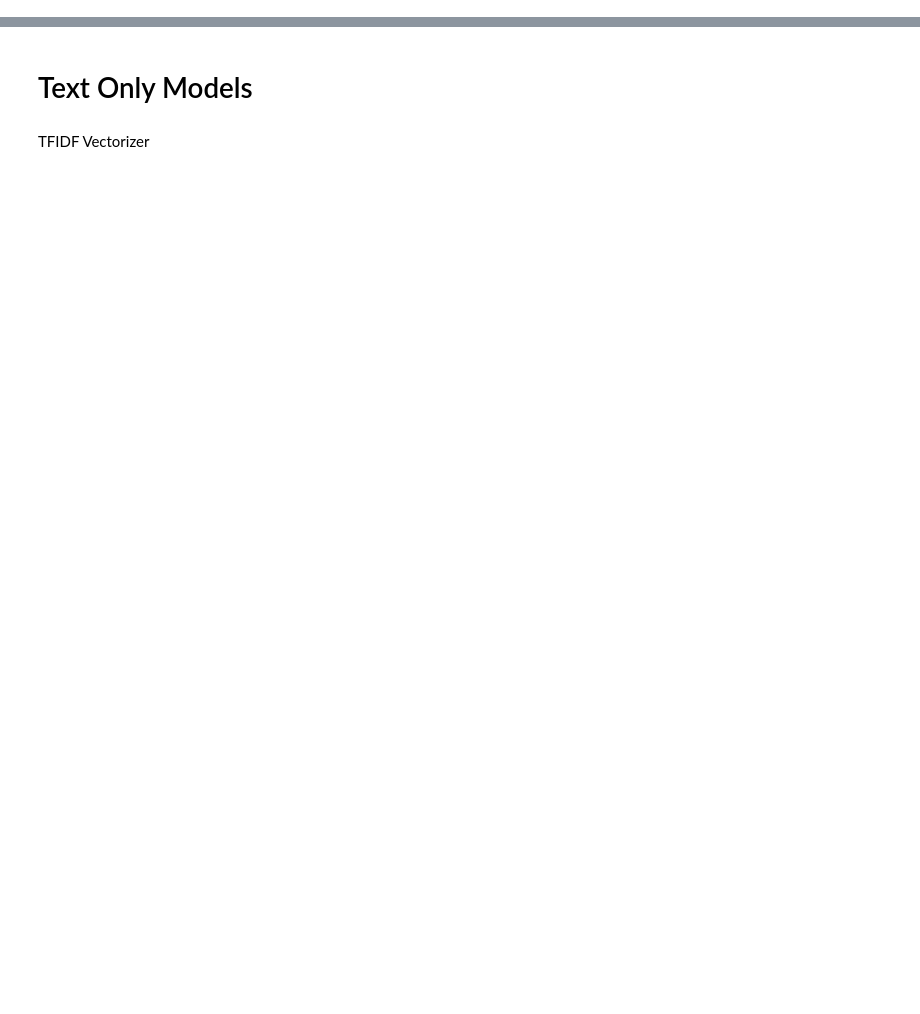
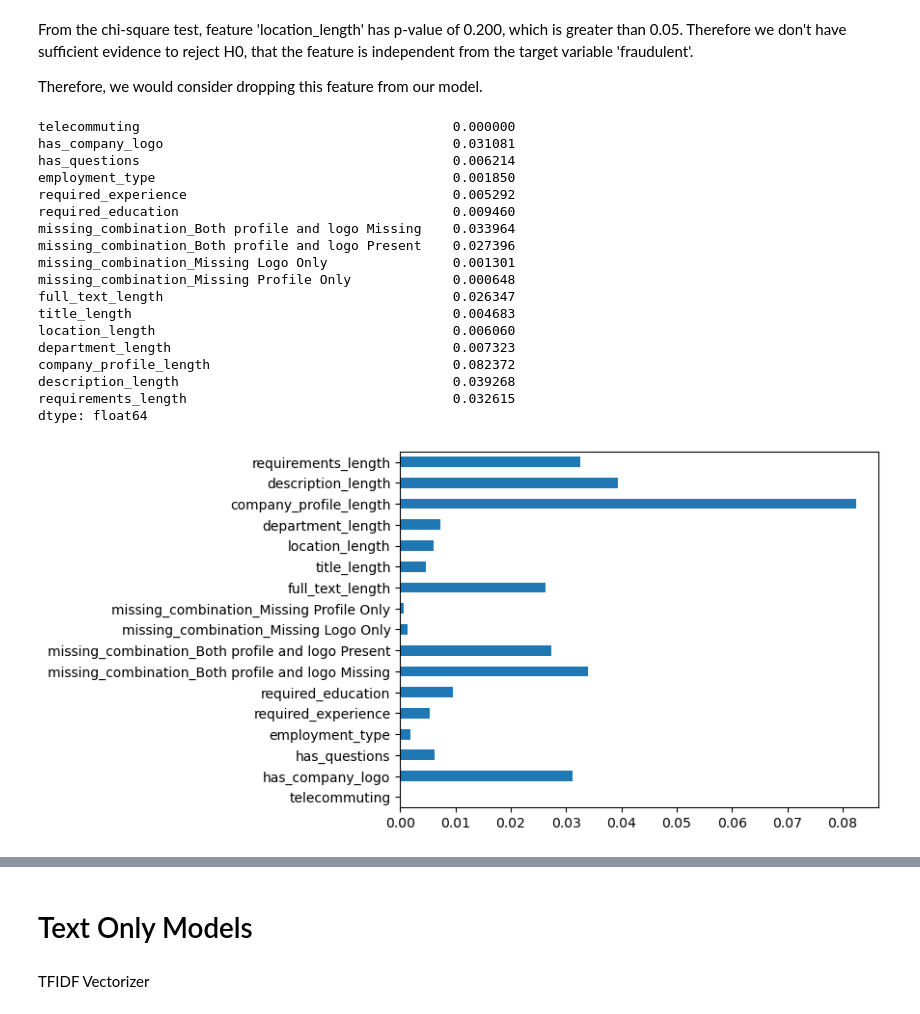
Before and after one commit to yaoyid/bt4012G5, a Jupyter notebook: andrea_modelling.ipynb, the cells around one changed output, grey strips where cells are left out. Drawn from its saved outputs; the diff is of its cells as text; code cells hidden in the pictures; blank space fills up the shorter version.

```diff
--- a/andrea_modelling.ipynb
+++ b/andrea_modelling.ipynb
@@ -33,0 +158,32 @@ data['full_text'] = data['title'] + " " + data['location']  + " " + data['depart
+# %% [markdown]
+From  the chi-square test, feature 'location_length' has p-value of 0.200, which is greater than 0.05. Therefore we don't have sufficient evidence to reject H0, that the feature is independent from the target variable 'fraudulent'.
+
+Therefore, we would consider dropping this feature from our model.
+# %%
+# 4. Feature Selections
+# Method 3. Mutual Info Classifier. Estimates mutual information among the features and look at the information gain by each of the variables.
+from sklearn.feature_selection import mutual_info_classif
+IG = mutual_info_classif(num_features, target,random_state=42)
+feature_IG = pd.Series(IG, num_features.columns)
+feature_IG.plot(kind = 'barh')
+feature_IG
+# %% [output]
+telecommuting                                        0.000000
+has_company_logo                                     0.031081
+has_questions                                        0.006214
+employment_type                                      0.001850
+required_experience                                  0.005292
+required_education                                   0.009460
+missing_combination_Both profile and logo Missing    0.033964
+missing_combination_Both profile and logo Present    0.027396
+missing_combination_Missing Logo Only                0.001301
+missing_combination_Missing Profile Only             0.000648
+full_text_length                                     0.026347
+title_length                                         0.004683
+location_length                                      0.006060
+department_length                                    0.007323
+company_profile_length                               0.082372
+description_length                                   0.039268
+requirements_length                                  0.032615
+dtype: float64
+[figure, added]
```
Also changed, not shown: parts of 38 cells of this notebook, 1 other file.
